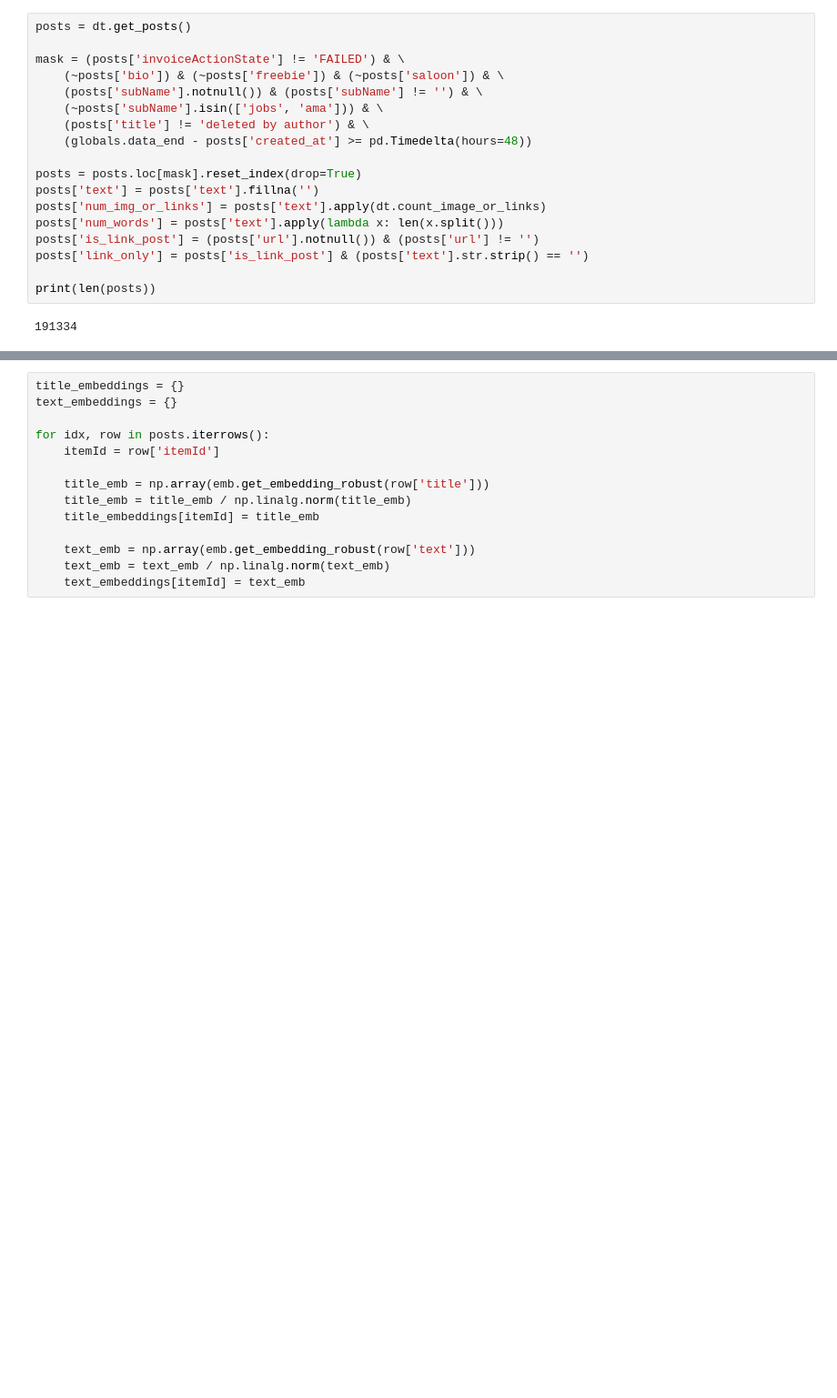
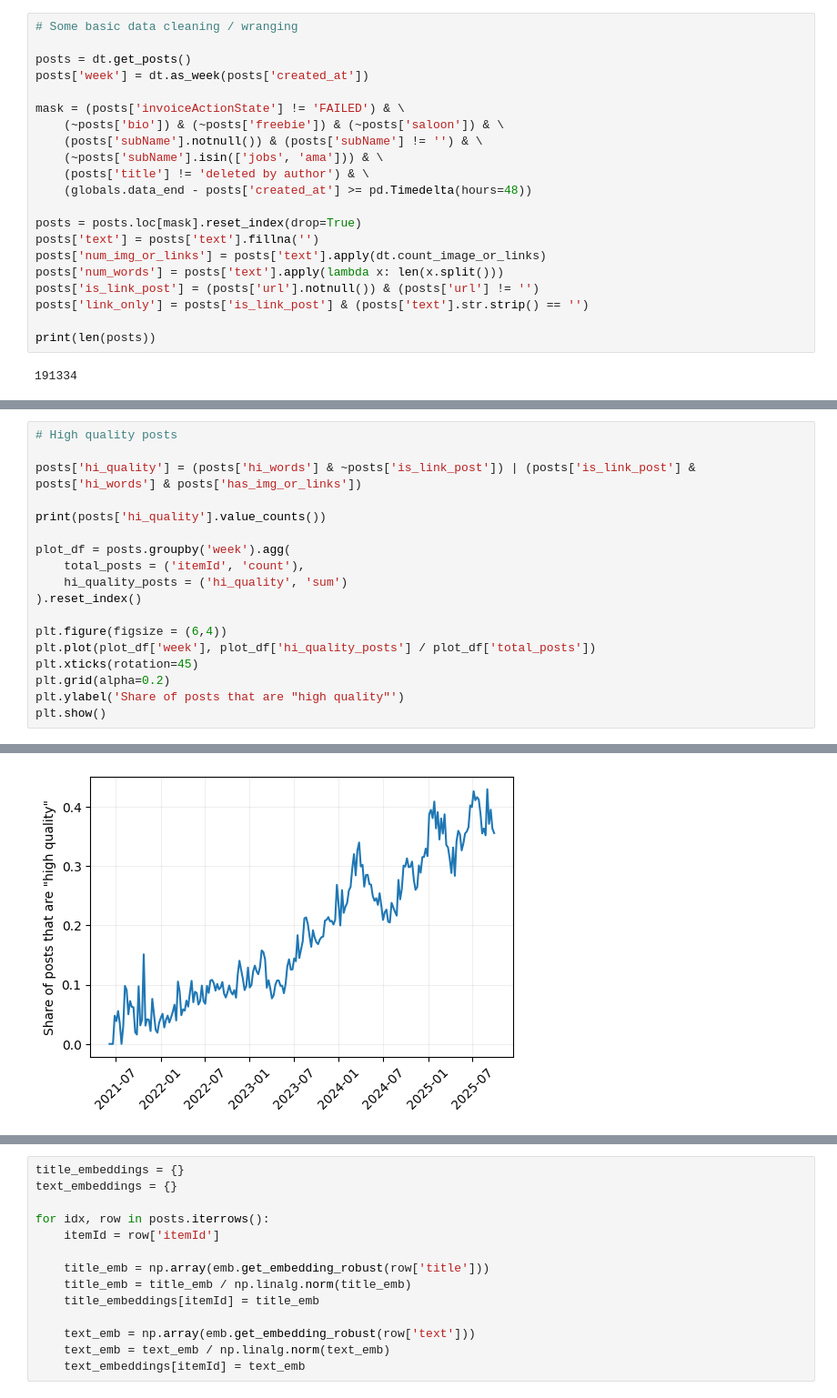
Before and after one commit to ed-kung/sn-research, a Jupyter notebook: src/notebooks/v4v-analysis.ipynb, the cells around one changed output, grey strips where cells are left out. Shown: that part at 91% size. Saved outputs shown, nothing was run; the diff lists cells and outputs as text; blank space fills up the shorter version.

```diff
--- a/src/notebooks/v4v-analysis.ipynb
+++ b/src/notebooks/v4v-analysis.ipynb
@@ -41,7 +41,10 @@ R_PATH = LOCAL_CONFIG["R_PATH"]
 RUN_R_SCRIPTS = False
 OVERWRITE = False
 # %%
+# Some basic data cleaning / wranging
+
 posts = dt.get_posts()
+posts['week'] = dt.as_week(posts['created_at'])
 
 mask = (posts['invoiceActionState'] != 'FAILED') & \
     (~posts['bio']) & (~posts['freebie']) & (~posts['saloon']) & \
@@ -120,3 +138,22 @@ print(tbl)
  &  & & $N = 17,103$& $N = 23,532$ \\ \hline
 \end{tabular}
 \renewcommand{\arraystretch}{1}
+# %%
+# High quality posts
+
+posts['hi_quality'] = (posts['hi_words'] & ~posts['is_link_post']) | (posts['is_link_post'] & posts['hi_words'] & posts['has_img_or_links'])
+
+print(posts['hi_quality'].value_counts())
+
+plot_df = posts.groupby('week').agg(
+    total_posts = ('itemId', 'count'),
+    hi_quality_posts = ('hi_quality', 'sum')
+).reset_index()
+
+plt.figure(figsize = (6,4))
+plt.plot(plot_df['week'], plot_df['hi_quality_posts'] / plot_df['total_posts'])
+plt.xticks(rotation=45)
+plt.grid(alpha=0.2)
+plt.ylabel('Share of posts that are "high quality"')
+plt.show()
+# %% [output]
@@ -122,0 +164 @@ print(tbl)
+[figure, added]
```
Also changed, not shown: parts of 3 cells of this notebook, 1 other file.
